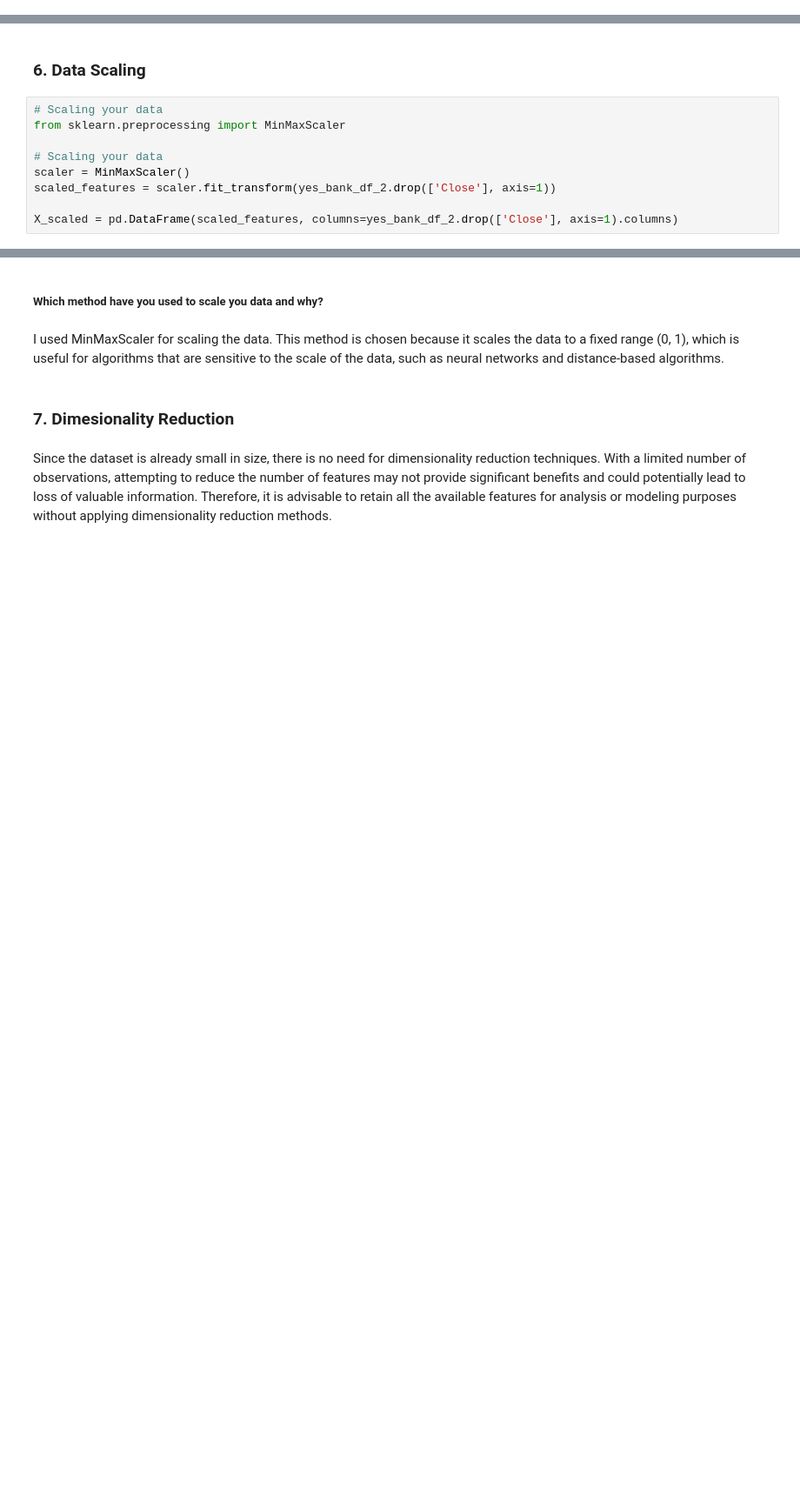
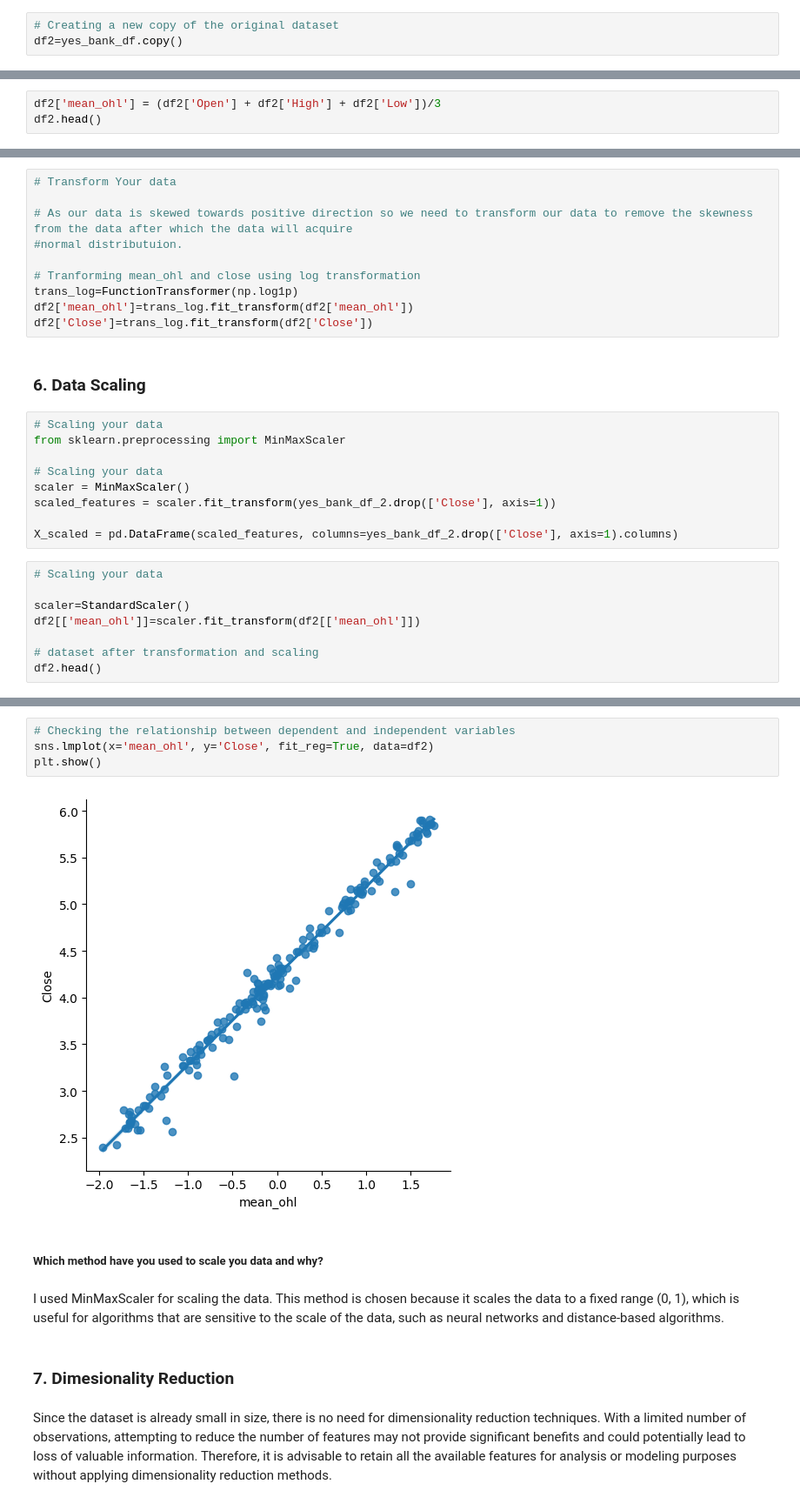
Before and after one commit to KushangShah/ML-Project-End-to-End-Machine-Learning., a Jupyter notebook: Yes_Bank_Stock_Closing_Price_Prediction.ipynb, the cells around one changed output, grey strips where cells are left out. Shown at 87% size. Cells and saved outputs as stored; diff of their text form; blank space fills up the shorter version.

Commit message:
ML Yes Bank Stock Price Prediction Project

```diff
--- a/Yes_Bank_Stock_Closing_Price_Prediction.ipynb
+++ b/Yes_Bank_Stock_Closing_Price_Prediction.ipynb
@@ -1058,5 +1060,8 @@ he log transformation was applied as a treatment for outliers. This approach not
 Since our dataset solely consists of numerical features, there is no necessity for categorical encoding. The absence of categorical variables eliminates the need to convert them into numerical representations for analysis or modeling purposes.
 # %% [markdown]
 ### 4. Feature Manipulation & Selection
+# %%
+# Creating a new copy of the original dataset
+df2=yes_bank_df.copy()
 # %% [markdown]
 #### 1. Feature Manipulation
@@ -1066,0 +1068,3 @@ yes_bank_df_2 = yes_bank_df_2.drop(['Date'], axis=1)
+# %%
+df2['mean_ohl'] = (df2['Open'] + df2['High'] + df2['Low'])/3
+df2.head()
@@ -1077,6 +1091,16 @@ Data transformation may be necessary to normalize the data and ensure it follows
 # %%
 # Transform Your data (example using log transformation)
 yes_bank_df_2['Close'] = np.log(yes_bank_df_2['Close'] + 1)
+# %%
+# Transform Your data
+
+# As our data is skewed towards positive direction so we need to transform our data to remove the skewness from the data after which the data will acquire
+#normal distributuion.
+
+# Tranforming mean_ohl and close using log transformation
+trans_log=FunctionTransformer(np.log1p)
+df2['mean_ohl']=trans_log.fit_transform(df2['mean_ohl'])
+df2['Close']=trans_log.fit_transform(df2['Close'])
 # %% [markdown]
 ### 6. Data Scaling
 # %%
@@ -1088,3 +1112,11 @@ scaler = MinMaxScaler()
 scaled_features = scaler.fit_transform(yes_bank_df_2.drop(['Close'], axis=1))
 
 X_scaled = pd.DataFrame(scaled_features, columns=yes_bank_df_2.drop(['Close'], axis=1).columns)
+# %%
+# Scaling your data
+
+scaler=StandardScaler()
+df2[['mean_ohl']]=scaler.fit_transform(df2[['mean_ohl']])
+
+# dataset after transformation and scaling
+df2.head()
@@ -1091,3 +1134,9 @@ X_scaled = pd.DataFrame(scaled_features, columns=yes_bank_df_2.drop(['Close'], a
+# %%
+# Checking the relationship between dependent and independent variables
+sns.lmplot(x='mean_ohl', y='Close', fit_reg=True, data=df2)
+plt.show()
+# %% [output]
+[figure, added]
 # %% [markdown]
 ##### Which method have you used to scale you data and why?
 # %% [markdown]
```
Also changed, not shown: parts of 15 cells of this notebook.
